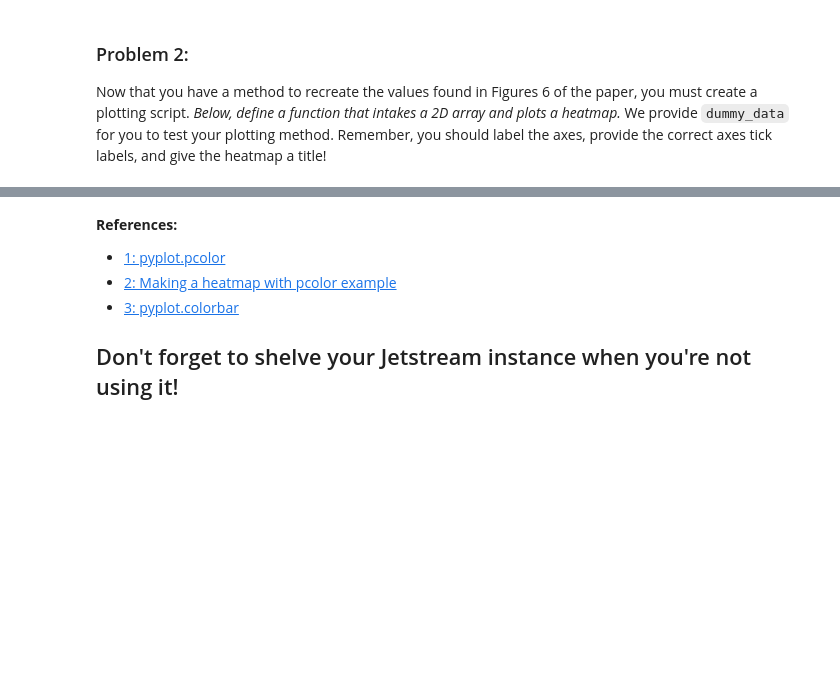
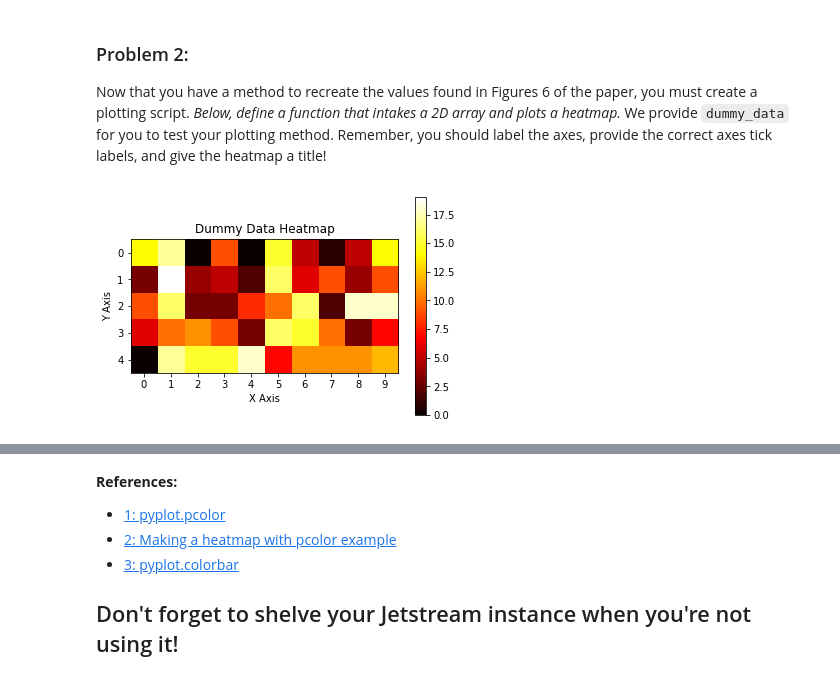
Before and after one commit to dagrawa2/cosc690_data_analytics, a Jupyter notebook: Assignment08/Assignment08.ipynb, the cells around one changed output, grey strips where cells are left out. Cells and saved outputs as stored; diff of their text form; code cells hidden in the pictures; blank space fills up the shorter version.

```diff
--- a/Assignment08/Assignment08.ipynb
+++ b/Assignment08/Assignment08.ipynb
@@ -150,17 +143,40 @@ Now that you have a method to recreate the values found in Figures 6 of the pape
 # %%
 import numpy as np
 from matplotlib import pyplot as plt
+
+# define a class to help normalize heatmap scale
+from matplotlib.colors import Normalize
+
+class MidpointNormalize(Normalize):
+
+    def __init__(self, vmin=None, vmax=None, midpoint=None, clip=False):
+        self.midpoint = midpoint
+        Normalize.__init__(self, vmin, vmax, clip)
+
+    def __call__(self, value, clip=None):
+        x, y = [self.vmin, self.midpoint, self.vmax], [0, 0.5, 1]
+        return np.ma.masked_array(np.interp(value, x, y))
 
 # Define a function that intake a 2D array of data values and plots a heatmap
 # Make sure you include axes and tick labels as well as a color bar!
 # HINT: ref [1,2,3]
 def plotHeatMap(data, x_title='X Axis', y_title='Y Axis', title='', x_ticks=[], y_ticks=[]):
-
-
+    vmin, midpoint = np.min(data), np.mean(data)
+    plt.imshow(data, interpolation='nearest', cmap=plt.cm.hot, norm=MidpointNormalize(vmin=vmin, midpoint=midpoint))
+    plt.xlabel(x_title)
+    plt.ylabel(y_title)
+    plt.colorbar()
+    plt.xticks(np.arange(len(x_ticks)), x_ticks)
+    plt.yticks(np.arange(len(y_ticks)), y_ticks)
+    plt.title(title)
+    plt.show()
+    plt.clf()
 
 # Test plotting function with dummy data
 dummy_data = np.random.randint(20, size=(5,10))
 plotHeatMap(dummy_data, x_ticks=range(10), y_ticks=range(5), title='Dummy Data Heatmap')
+# %% [output]
+[figure, added]
 # %% [markdown]
 For reference, your heatmap should look similar to this:
 <img src="./sample_heatmap.png">
```
Also changed, not shown: parts of 3 cells of this notebook.
